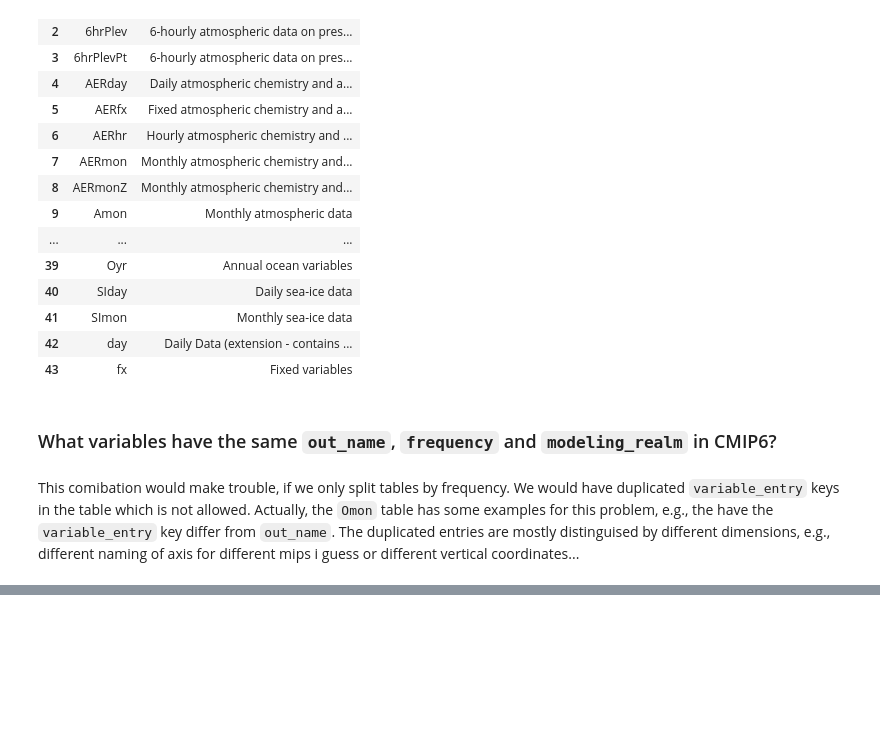
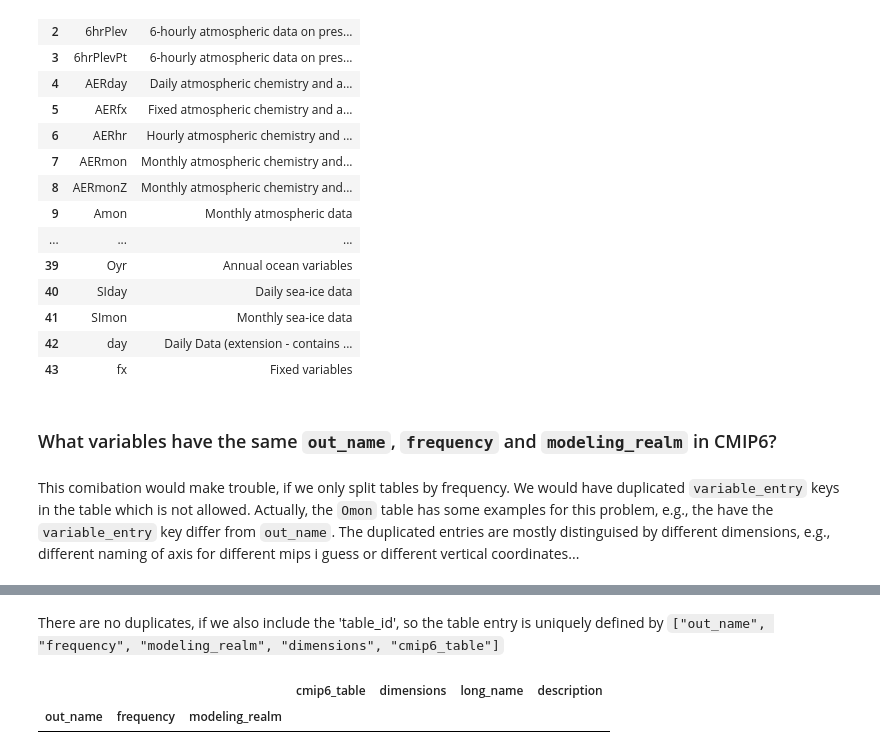
Before and after one commit to WCRP-CORDEX/cordex-cmip6-data-request, a Jupyter notebook: cmip6_duplicated_out_name_freq.ipynb, the cells around one changed output, grey strips where cells are left out. Drawn from its saved outputs; the diff is of its cells as text; code cells hidden in the pictures; blank space fills up the shorter version.

```diff
--- a/cmip6_duplicated_out_name_freq.ipynb
+++ b/cmip6_duplicated_out_name_freq.ipynb
@@ -72,0 +114,28 @@ df[df.duplicated(["out_name", "frequency", "modeling_realm"], keep=False)][
+# %% [markdown]
+There are no duplicates, if we also include the 'table_id', so the table entry is uniquely defined by `["out_name", "frequency", "modeling_realm", "dimensions", "cmip6_table"]`
+# %%
+df = dr.retrieve_cmip6_mip_tables()
+
+df[
+    df.duplicated(
+        ["out_name", "frequency", "modeling_realm", "dimensions", "cmip6_table"],
+        keep=False,
+    )
+][
+    [
+        "out_name",
+        "frequency",
+        "modeling_realm",
+        "cmip6_table",
+        "dimensions",
+        "long_name",
+    ]
+].join(
+    table_ids.rename(columns={"table_id": "cmip6_table"}).set_index("cmip6_table"),
+    on="cmip6_table",
+).set_index(
+    ["out_name", "frequency", "modeling_realm"]
+).sort_index()
+# %% [output]
+|  |  |  | cmip6_table | dimensions | long_name | description |
+| out_name | frequency | modeling_realm |  |  |  |  |
```
Also changed, not shown: parts of 2 cells of this notebook.
